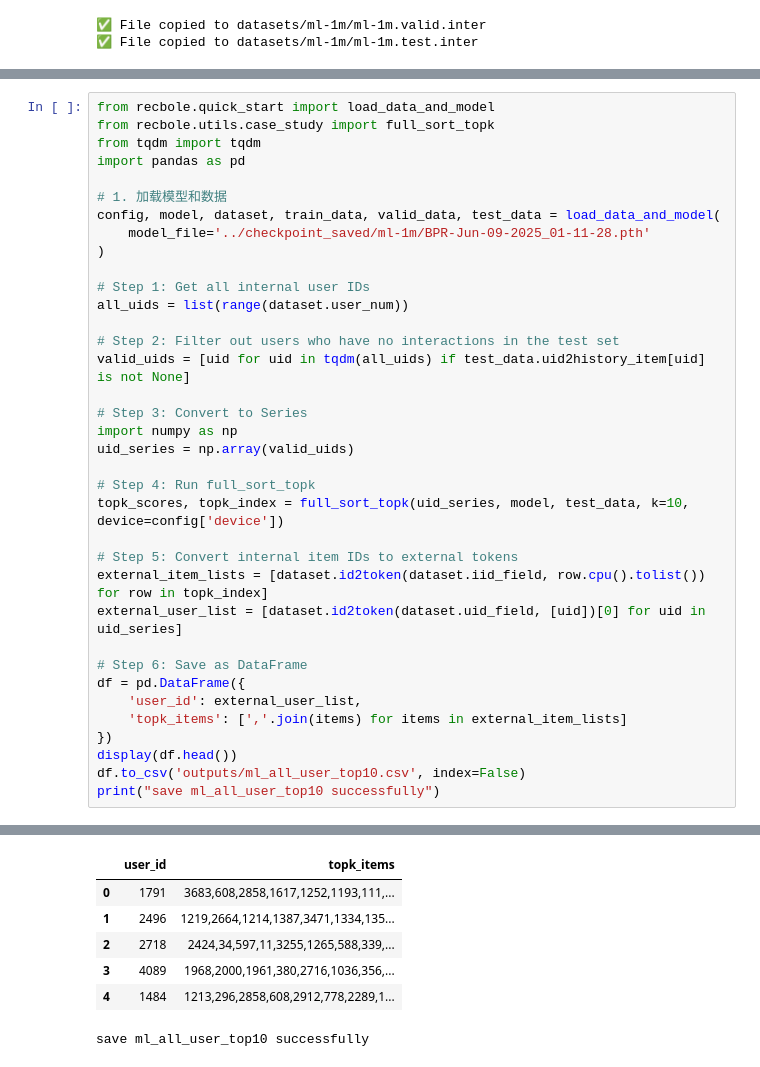
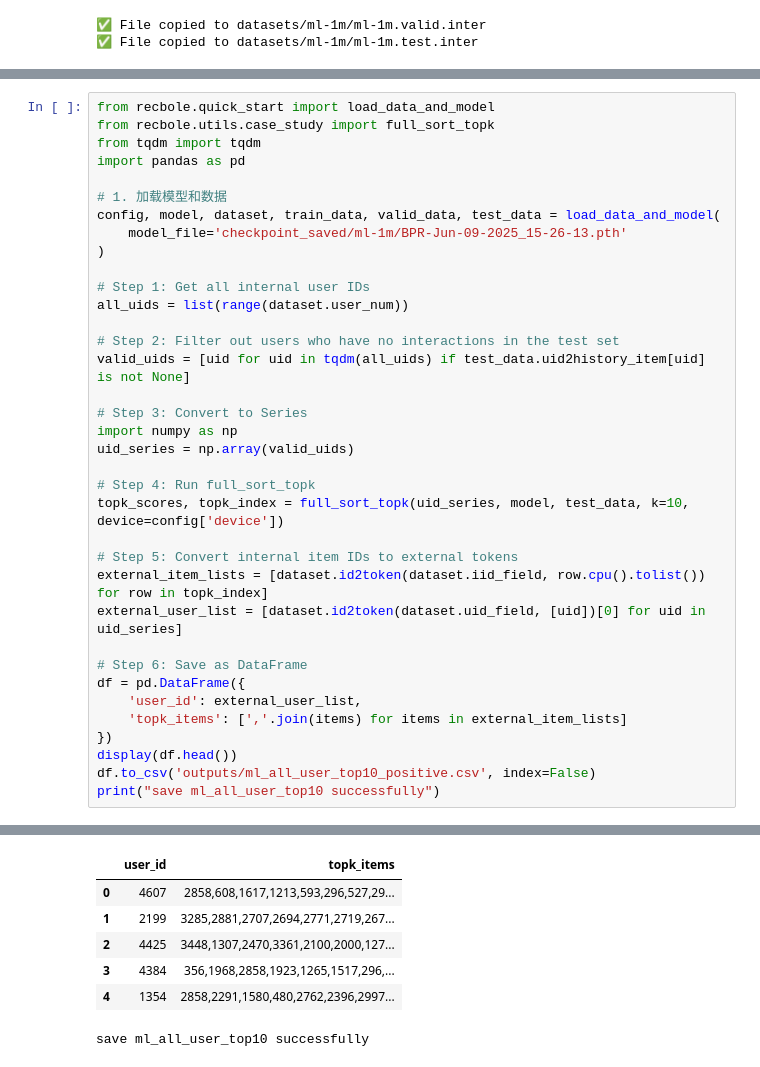
Before and after one commit to Jiaqing61/RScode, a Jupyter notebook: Resample/resample_ml.ipynb, the cells around one changed output, grey strips where cells are left out. Cells and saved outputs as stored; diff of their text form.

```diff
--- a/Resample/resample_ml.ipynb
+++ b/Resample/resample_ml.ipynb
@@ -218,7 +203,7 @@ import pandas as pd
 
 # 1. 加载模型和数据
 config, model, dataset, train_data, valid_data, test_data = load_data_and_model(
-    model_file='../checkpoint_saved/ml-1m/BPR-Jun-09-2025_01-11-28.pth'
+    model_file='checkpoint_saved/ml-1m/BPR-Jun-09-2025_15-26-13.pth'
 )
 
 # Step 1: Get all internal user IDs
@@ -244,6 +229,6 @@ df = pd.DataFrame({
     'topk_items': [','.join(items) for items in external_item_lists]
 })
 display(df.head())
-df.to_csv('outputs/ml_all_user_top10.csv', index=False)
+df.to_csv('outputs/ml_all_user_top10_positive.csv', index=False)
 print("save ml_all_user_top10 successfully")
 # %% [output]
@@ -267,9 +252,9 @@ Remain Fields: ['user_id', 'item_id', 'timestamp', 'label']
 |  | user_id | topk_items |
-| 0 | 1791 | 3683,608,2858,1617,1252,1193,111,... |
-| 1 | 2496 | 1219,2664,1214,1387,3471,1334,135... |
-| 2 | 2718 | 2424,34,597,11,3255,1265,588,339,... |
-| 3 | 4089 | 1968,2000,1961,380,2716,1036,356,... |
-| 4 | 1484 | 1213,296,2858,608,2912,778,2289,1... |
+| 0 | 4607 | 2858,608,1617,1213,593,296,527,29... |
+| 1 | 2199 | 3285,2881,2707,2694,2771,2719,267... |
+| 2 | 4425 | 3448,1307,2470,3361,2100,2000,127... |
+| 3 | 4384 | 356,1968,2858,1923,1265,1517,296,... |
+| 4 | 1354 | 2858,2291,1580,480,2762,2396,2997... |
 save ml_all_user_top10 successfully
 # %%
 import pandas as pd
```
Also changed, not shown: parts of 9 cells of this notebook, 51 other files.
